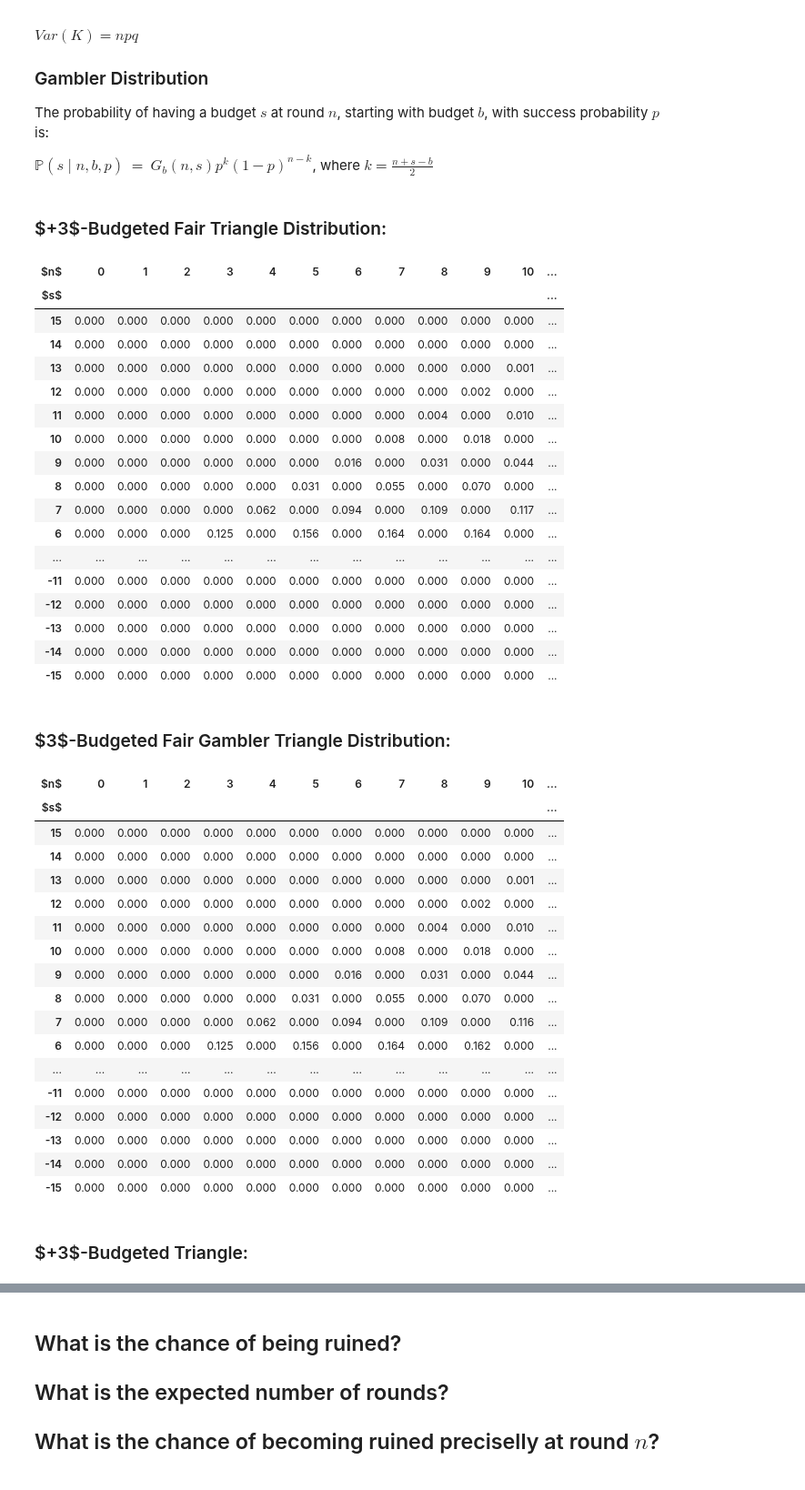
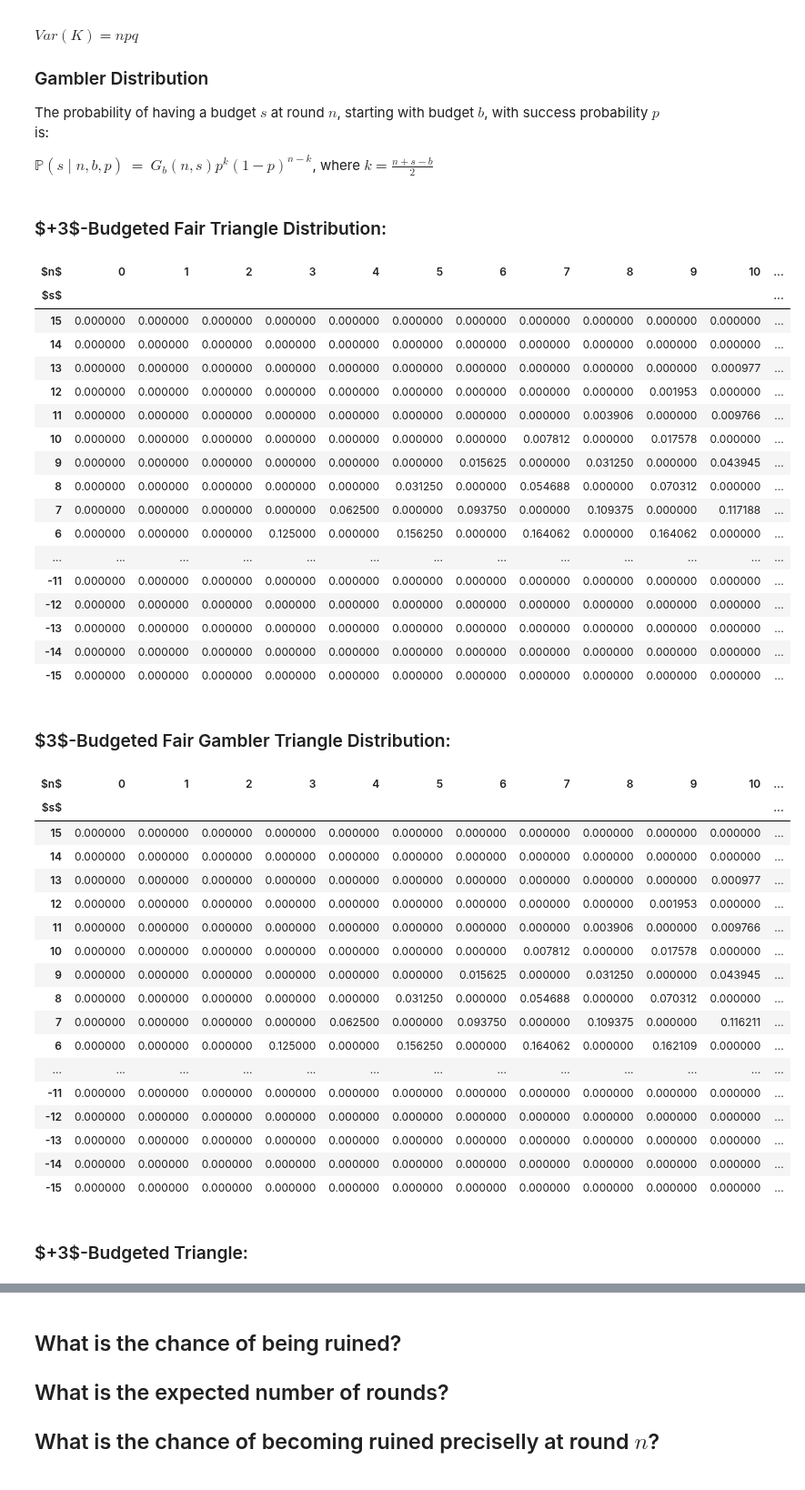
Before and after one commit to fsperotto/PyRL, a Jupyter notebook: notebooks/GamblerTriangle/A - Gambler Triangle with Infinite Goal.ipynb, the cells around one changed output, grey strips where cells are left out. Shown at 91% size. Cells and saved outputs as stored; diff of their text form; code cells hidden in the pictures.

```diff
--- a/notebooks/GamblerTriangle/A - Gambler Triangle with Infinite Goal.ipynb
+++ b/notebooks/GamblerTriangle/A - Gambler Triangle with Infinite Goal.ipynb
@@ -516,53 +690,53 @@ The probability of having a budget $s$ at round $n$, starting with budget $b$, w
 
 $\mathbb{P}(s \mid n, b, p) \ = \ G_b(n,s) p^k (1-p)^{n-k}$, where $k=\frac{n+s-b}{2}$
 # %%
-printdf([[budget_dist(n, s, b=+3, p=0.5) for s in s_arr] for n in n_arr], label_rows=n_arr, label_cols=s_arr, label_axis_cols="$s$", label_axis_rows="$n$", title='$+3$-Budgeted Fair Triangle Distribution:', transpose=True, reverse=True, heatmap="PuBu", precision=3)
-printdf([[ruin_budget_dist(n, s, b=+3, p=0.5)  for s in s_arr] for n in n_arr], label_rows=n_arr, label_cols=s_arr, label_axis_cols="$s$", label_axis_rows="$n$", title='$3$-Budgeted Fair Gambler Triangle Distribution:', transpose=True, reverse=True, heatmap="PuBu", precision=3)
+printdf([[budget_dist(n, s, b=+3, p=0.5) for s in s_arr] for n in n_arr], label_rows=n_arr, label_cols=s_arr, label_axis_cols="$s$", label_axis_rows="$n$", title='$+3$-Budgeted Fair Triangle Distribution:', transpose=True, reverse=True, heatmap="PuBu") #, precision=3)
+printdf([[ruin_budget_dist(n, s, b=+3, p=0.5)  for s in s_arr] for n in n_arr], label_rows=n_arr, label_cols=s_arr, label_axis_cols="$s$", label_axis_rows="$n$", title='$3$-Budgeted Fair Gambler Triangle Distribution:', transpose=True, reverse=True, heatmap="PuBu") #, precision=3)
 
-printdf([[budget_dist(n, s, b=+3, p=0.7)  for s in s_arr] for n in n_arr], label_rows=n_arr, label_cols=s_arr, label_axis_cols="$s$", label_axis_rows="$n$", title='$+3$-Budgeted Triangle:', transpose=True, reverse=True, heatmap="PuBu", precision=3)
-printdf([[ruin_budget_dist(n, s, b=+3, p=0.7)  for s in s_arr] for n in n_arr], label_rows=n_arr, label_cols=s_arr, label_axis_cols="$s$", label_axis_rows="$n$", title='$+3$-Budgeted $0.7$-Gambler Triangle:', transpose=True, reverse=True, heatmap="PuBu", precision=3)
+printdf([[budget_dist(n, s, b=+3, p=0.7)  for s in s_arr] for n in n_arr], label_rows=n_arr, label_cols=s_arr, label_axis_cols="$s$", label_axis_rows="$n$", title='$+3$-Budgeted Triangle:', transpose=True, reverse=True, heatmap="PuBu")#, precision=3)
+printdf([[ruin_budget_dist(n, s, b=+3, p=0.7)  for s in s_arr] for n in n_arr], label_rows=n_arr, label_cols=s_arr, label_axis_cols="$s$", label_axis_rows="$n$", title='$+3$-Budgeted $0.7$-Gambler Triangle:', transpose=True, reverse=True, heatmap="PuBu") #, precision=3)
 
-printdf([[budget_dist(n, s, b=+3, p=0.2)  for s in s_arr] for n in n_arr], label_rows=n_arr, label_cols=s_arr, label_axis_cols="$s$", label_axis_rows="$n$", title='$+3$-Budgeted Triangle:', transpose=True, reverse=True, heatmap="PuBu", precision=3)
-printdf([[ruin_budget_dist(n, s, b=+3, p=0.2)  for s in s_arr] for n in n_arr], label_rows=n_arr, label_cols=s_arr, label_axis_cols="$s$", label_axis_rows="$n$", title='$+3$-Budgeted $0.2$-Gambler Triangle:', transpose=True, reverse=True, heatmap="PuBu", precision=3)
+printdf([[budget_dist(n, s, b=+3, p=0.2)  for s in s_arr] for n in n_arr], label_rows=n_arr, label_cols=s_arr, label_axis_cols="$s$", label_axis_rows="$n$", title='$+3$-Budgeted Triangle:', transpose=True, reverse=True, heatmap="PuBu") #, precision=3)
+printdf([[ruin_budget_dist(n, s, b=+3, p=0.2)  for s in s_arr] for n in n_arr], label_rows=n_arr, label_cols=s_arr, label_axis_cols="$s$", label_axis_rows="$n$", title='$+3$-Budgeted $0.2$-Gambler Triangle:', transpose=True, reverse=True, heatmap="PuBu") #, precision=3)
 # %% [output]
 $+3$-Budgeted Fair Triangle Distribution:
 | $n$ | 0 | 1 | 2 | 3 | 4 | 5 | 6 | 7 | 8 | 9 | 10 | ... |
 | $s$ |  |  |  |  |  |  |  |  |  |  |  | ... |
-| 15 | 0.000 | 0.000 | 0.000 | 0.000 | 0.000 | 0.000 | 0.000 | 0.000 | 0.000 | 0.000 | 0.000 | ... |
-| 14 | 0.000 | 0.000 | 0.000 | 0.000 | 0.000 | 0.000 | 0.000 | 0.000 | 0.000 | 0.000 | 0.000 | ... |
-| 13 | 0.000 | 0.000 | 0.000 | 0.000 | 0.000 | 0.000 | 0.000 | 0.000 | 0.000 | 0.000 | 0.001 | ... |
-| 12 | 0.000 | 0.000 | 0.000 | 0.000 | 0.000 | 0.000 | 0.000 | 0.000 | 0.000 | 0.002 | 0.000 | ... |
-| 11 | 0.000 | 0.000 | 0.000 | 0.000 | 0.000 | 0.000 | 0.000 | 0.000 | 0.004 | 0.000 | 0.010 | ... |
-| 10 | 0.000 | 0.000 | 0.000 | 0.000 | 0.000 | 0.000 | 0.000 | 0.008 | 0.000 | 0.018 | 0.000 | ... |
-| 9 | 0.000 | 0.000 | 0.000 | 0.000 | 0.000 | 0.000 | 0.016 | 0.000 | 0.031 | 0.000 | 0.044 | ... |
-| 8 | 0.000 | 0.000 | 0.000 | 0.000 | 0.000 | 0.031 | 0.000 | 0.055 | 0.000 | 0.070 | 0.000 | ... |
-| 7 | 0.000 | 0.000 | 0.000 | 0.000 | 0.062 | 0.000 | 0.094 | 0.000 | 0.109 | 0.000 | 0.117 | ... |
-| 6 | 0.000 | 0.000 | 0.000 | 0.125 | 0.000 | 0.156 | 0.000 | 0.164 | 0.000 | 0.164 | 0.000 | ... |
+| 15 | 0.000000 | 0.000000 | 0.000000 | 0.000000 | 0.000000 | 0.000000 | 0.000000 | 0.000000 | 0.000000 | 0.000000 | 0.000000 | ... |
+| 14 | 0.000000 | 0.000000 | 0.000000 | 0.000000 | 0.000000 | 0.000000 | 0.000000 | 0.000000 | 0.000000 | 0.000000 | 0.000000 | ... |
+| 13 | 0.000000 | 0.000000 | 0.000000 | 0.000000 | 0.000000 | 0.000000 | 0.000000 | 0.000000 | 0.000000 | 0.000000 | 0.000977 | ... |
+| 12 | 0.000000 | 0.000000 | 0.000000 | 0.000000 | 0.000000 | 0.000000 | 0.000000 | 0.000000 | 0.000000 | 0.001953 | 0.000000 | ... |
+| 11 | 0.000000 | 0.000000 | 0.000000 | 0.000000 | 0.000000 | 0.000000 | 0.000000 | 0.000000 | 0.003906 | 0.000000 | 0.009766 | ... |
+| 10 | 0.000000 | 0.000000 | 0.000000 | 0.000000 | 0.000000 | 0.000000 | 0.000000 | 0.007812 | 0.000000 | 0.017578 | 0.000000 | ... |
+| 9 | 0.000000 | 0.000000 | 0.000000 | 0.000000 | 0.000000 | 0.000000 | 0.015625 | 0.000000 | 0.031250 | 0.000000 | 0.043945 | ... |
+| 8 | 0.000000 | 0.000000 | 0.000000 | 0.000000 | 0.000000 | 0.031250 | 0.000000 | 0.054688 | 0.000000 | 0.070312 | 0.000000 | ... |
+| 7 | 0.000000 | 0.000000 | 0.000000 | 0.000000 | 0.062500 | 0.000000 | 0.093750 | 0.000000 | 0.109375 | 0.000000 | 0.117188 | ... |
+| 6 | 0.000000 | 0.000000 | 0.000000 | 0.125000 | 0.000000 | 0.156250 | 0.000000 | 0.164062 | 0.000000 | 0.164062 | 0.000000 | ... |
 | ... | ... | ... | ... | ... | ... | ... | ... | ... | ... | ... | ... | ... |
-| -11 | 0.000 | 0.000 | 0.000 | 0.000 | 0.000 | 0.000 | 0.000 | 0.000 | 0.000 | 0.000 | 0.000 | ... |
-| -12 | 0.000 | 0.000 | 0.000 | 0.000 | 0.000 | 0.000 | 0.000 | 0.000 | 0.000 | 0.000 | 0.000 | ... |
-| -13 | 0.000 | 0.000 | 0.000 | 0.000 | 0.000 | 0.000 | 0.000 | 0.000 | 0.000 | 0.000 | 0.000 | ... |
-| -14 | 0.000 | 0.000 | 0.000 | 0.000 | 0.000 | 0.000 | 0.000 | 0.000 | 0.000 | 0.000 | 0.000 | ... |
-| -15 | 0.000 | 0.000 | 0.000 | 0.000 | 0.000 | 0.000 | 0.000 | 0.000 | 0.000 | 0.000 | 0.000 | ... |
+| -11 | 0.000000 | 0.000000 | 0.000000 | 0.000000 | 0.000000 | 0.000000 | 0.000000 | 0.000000 | 0.000000 | 0.000000 | 0.000000 | ... |
+| -12 | 0.000000 | 0.000000 | 0.000000 | 0.000000 | 0.000000 | 0.000000 | 0.000000 | 0.000000 | 0.000000 | 0.000000 | 0.000000 | ... |
+| -13 | 0.000000 | 0.000000 | 0.000000 | 0.000000 | 0.000000 | 0.000000 | 0.000000 | 0.000000 | 0.000000 | 0.000000 | 0.000000 | ... |
+| -14 | 0.000000 | 0.000000 | 0.000000 | 0.000000 | 0.000000 | 0.000000 | 0.000000 | 0.000000 | 0.000000 | 0.000000 | 0.000000 | ... |
+| -15 | 0.000000 | 0.000000 | 0.000000 | 0.000000 | 0.000000 | 0.000000 | 0.000000 | 0.000000 | 0.000000 | 0.000000 | 0.000000 | ... |
 $3$-Budgeted Fair Gambler Triangle Distribution:
 | $n$ | 0 | 1 | 2 | 3 | 4 | 5 | 6 | 7 | 8 | 9 | 10 | ... |
 | $s$ |  |  |  |  |  |  |  |  |  |  |  | ... |
-| 15 | 0.000 | 0.000 | 0.000 | 0.000 | 0.000 | 0.000 | 0.000 | 0.000 | 0.000 | 0.000 | 0.000 | ... |
-| 14 | 0.000 | 0.000 | 0.000 | 0.000 | 0.000 | 0.000 | 0.000 | 0.000 | 0.000 | 0.000 | 0.000 | ... |
-| 13 | 0.000 | 0.000 | 0.000 | 0.000 | 0.000 | 0.000 | 0.000 | 0.000 | 0.000 | 0.000 | 0.001 | ... |
-| 12 | 0.000 | 0.000 | 0.000 | 0.000 | 0.000 | 0.000 | 0.000 | 0.000 | 0.000 | 0.002 | 0.000 | ... |
-| 11 | 0.000 | 0.000 | 0.000 | 0.000 | 0.000 | 0.000 | 0.000 | 0.000 | 0.004 | 0.000 | 0.010 | ... |
-| 10 | 0.000 | 0.000 | 0.000 | 0.000 | 0.000 | 0.000 | 0.000 | 0.008 | 0.000 | 0.018 | 0.000 | ... |
-| 9 | 0.000 | 0.000 | 0.000 | 0.000 | 0.000 | 0.000 | 0.016 | 0.000 | 0.031 | 0.000 | 0.044 | ... |
-| 8 | 0.000 | 0.000 | 0.000 | 0.000 | 0.000 | 0.031 | 0.000 | 0.055 | 0.000 | 0.070 | 0.000 | ... |
-| 7 | 0.000 | 0.000 | 0.000 | 0.000 | 0.062 | 0.000 | 0.094 | 0.000 | 0.109 | 0.000 | 0.116 | ... |
-| 6 | 0.000 | 0.000 | 0.000 | 0.125 | 0.000 | 0.156 | 0.000 | 0.164 | 0.000 | 0.162 | 0.000 | ... |
+| 15 | 0.000000 | 0.000000 | 0.000000 | 0.000000 | 0.000000 | 0.000000 | 0.000000 | 0.000000 | 0.000000 | 0.000000 | 0.000000 | ... |
+| 14 | 0.000000 | 0.000000 | 0.000000 | 0.000000 | 0.000000 | 0.000000 | 0.000000 | 0.000000 | 0.000000 | 0.000000 | 0.000000 | ... |
+| 13 | 0.000000 | 0.000000 | 0.000000 | 0.000000 | 0.000000 | 0.000000 | 0.000000 | 0.000000 | 0.000000 | 0.000000 | 0.000977 | ... |
+| 12 | 0.000000 | 0.000000 | 0.000000 | 0.000000 | 0.000000 | 0.000000 | 0.000000 | 0.000000 | 0.000000 | 0.001953 | 0.000000 | ... |
+| 11 | 0.000000 | 0.000000 | 0.000000 | 0.000000 | 0.000000 | 0.000000 | 0.000000 | 0.000000 | 0.003906 | 0.000000 | 0.009766 | ... |
+| 10 | 0.000000 | 0.000000 | 0.000000 | 0.000000 | 0.000000 | 0.000000 | 0.000000 | 0.007812 | 0.000000 | 0.017578 | 0.000000 | ... |
+| 9 | 0.000000 | 0.000000 | 0.000000 | 0.000000 | 0.000000 | 0.000000 | 0.015625 | 0.000000 | 0.031250 | 0.000000 | 0.043945 | ... |
+| 8 | 0.000000 | 0.000000 | 0.000000 | 0.000000 | 0.000000 | 0.031250 | 0.000000 | 0.054688 | 0.000000 | 0.070312 | 0.000000 | ... |
+| 7 | 0.000000 | 0.000000 | 0.000000 | 0.000000 | 0.062500 | 0.000000 | 0.093750 | 0.000000 | 0.109375 | 0.000000 | 0.116211 | ... |
+| 6 | 0.000000 | 0.000000 | 0.000000 | 0.125000 | 0.000000 | 0.156250 | 0.000000 | 0.164062 | 0.000000 | 0.162109 | 0.000000 | ... |
 | ... | ... | ... | ... | ... | ... | ... | ... | ... | ... | ... | ... | ... |
-| -11 | 0.000 | 0.000 | 0.000 | 0.000 | 0.000 | 0.000 | 0.000 | 0.000 | 0.000 | 0.000 | 0.000 | ... |
-| -12 | 0.000 | 0.000 | 0.000 | 0.000 | 0.000 | 0.000 | 0.000 | 0.000 | 0.000 | 0.000 | 0.000 | ... |
-| -13 | 0.000 | 0.000 | 0.000 | 0.000 | 0.000 | 0.000 | 0.000 | 0.000 | 0.000 | 0.000 | 0.000 | ... |
-| -14 | 0.000 | 0.000 | 0.000 | 0.000 | 0.000 | 0.000 | 0.000 | 0.000 | 0.000 | 0.000 | 0.000 | ... |
-| -15 | 0.000 | 0.000 | 0.000 | 0.000 | 0.000 | 0.000 | 0.000 | 0.000 | 0.000 | 0.000 | 0.000 | ... |
+| -11 | 0.000000 | 0.000000 | 0.000000 | 0.000000 | 0.000000 | 0.000000 | 0.000000 | 0.000000 | 0.000000 | 0.000000 | 0.000000 | ... |
+| -12 | 0.000000 | 0.000000 | 0.000000 | 0.000000 | 0.000000 | 0.000000 | 0.000000 | 0.000000 | 0.000000 | 0.000000 | 0.000000 | ... |
+| -13 | 0.000000 | 0.000000 | 0.000000 | 0.000000 | 0.000000 | 0.000000 | 0.000000 | 0.000000 | 0.000000 | 0.000000 | 0.000000 | ... |
+| -14 | 0.000000 | 0.000000 | 0.000000 | 0.000000 | 0.000000 | 0.000000 | 0.000000 | 0.000000 | 0.000000 | 0.000000 | 0.000000 | ... |
+| -15 | 0.000000 | 0.000000 | 0.000000 | 0.000000 | 0.000000 | 0.000000 | 0.000000 | 0.000000 | 0.000000 | 0.000000 | 0.000000 | ... |
 $+3$-Budgeted Triangle:
 | $n$ | 0 | 1 | 2 | 3 | 4 | 5 | 6 | 7 | 8 | 9 | 10 | ... |
 | $s$ |  |  |  |  |  |  |  |  |  |  |  | ... |
```
Also changed, not shown: parts of 6 cells of this notebook, 33 other files.
